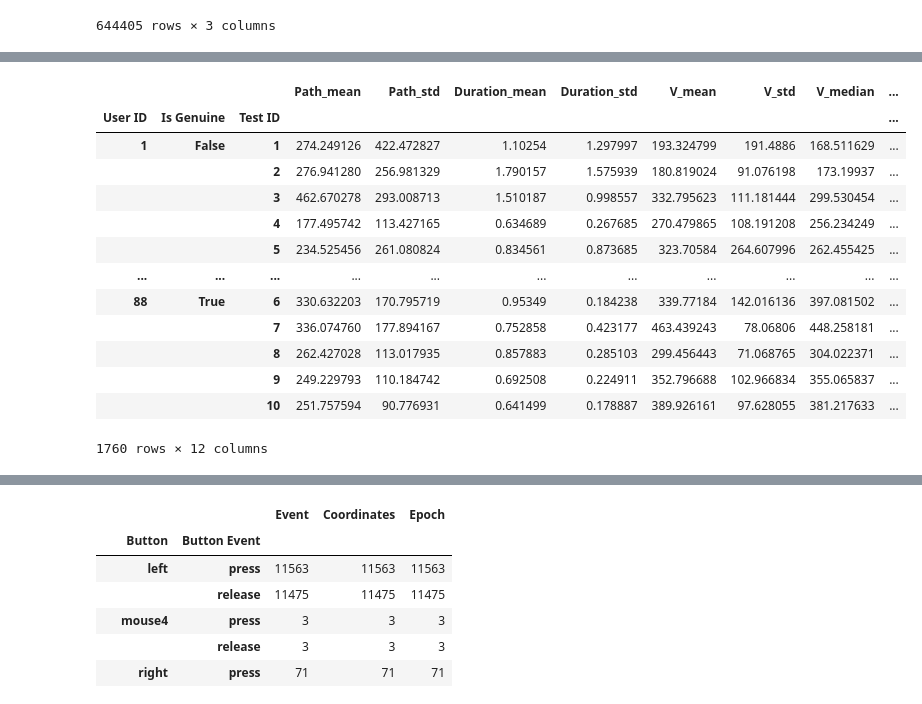
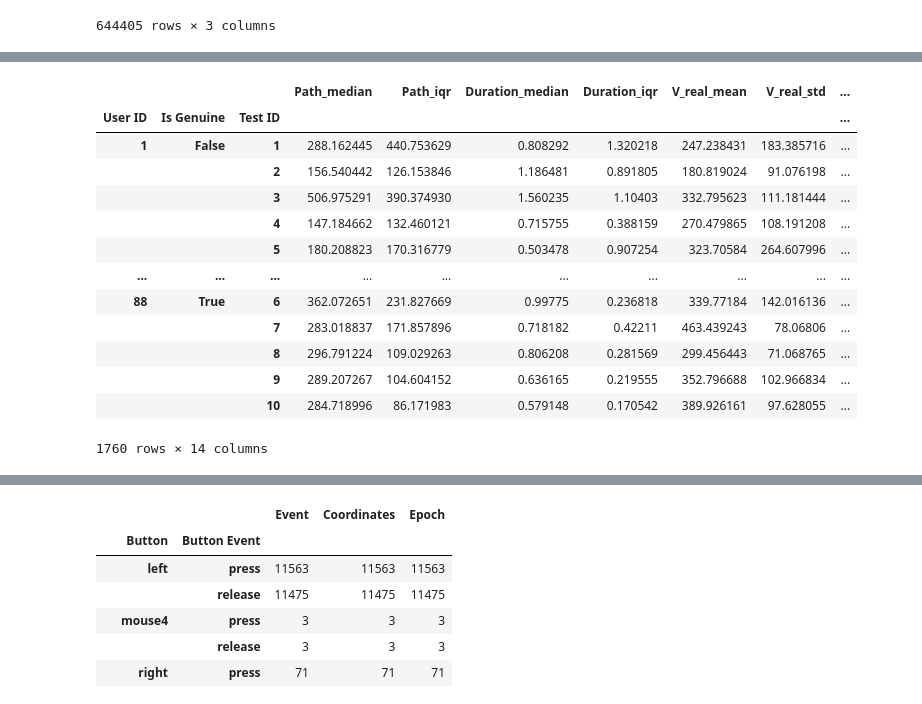
Before and after one commit to m-heldt/behavioral-ml, a Jupyter notebook: notebooks/features.ipynb, the cells around one changed output, grey strips where cells are left out. Saved outputs shown, nothing was run; the diff lists cells and outputs as text; code cells hidden in the pictures.

```diff
--- a/notebooks/features.ipynb
+++ b/notebooks/features.ipynb
@@ -23,9 +33,8 @@ mouse_df.sort_index()
 |  |  |  | 123 | <NA> | left press | [386.0, 90.00000000000004] | 1649930368.959408 |
 644405 rows × 3 columns
 # %%
-from behavioral_ml.features import add_kinematics, derive_movement_features
+from behavioral_ml.features import add_mouse_kinematics, derive_per_movement_features
 
-movement_features = mouse_df.pipe(add_kinematics).pipe(derive_movement_features)
-k_mouse = mouse_df.pipe(add_kinematics)
-movement_features
+movement_features = mouse_df.pipe(add_mouse_kinematics)
+movement_features.head()
 # %% [output]
@@ -45,0 +48,3 @@ movement_features
+# %%
+movement_features = movement_features.pipe(derive_per_movement_features)
+movement_features.head()
@@ -46,31 +66,33 @@ movement_features
 # %%
-test_level_features = movement_features.groupby(level=["User ID", "Is Genuine", "Test ID"]).agg(
-    Path_mean = ("Path", "mean"),
-    Path_std = ("Path", "std"),
-    Duration_mean = ("Duration", "mean"),
-    Duration_std = ("Duration", "std"),
-    V_mean=("V_real_mean", "mean"),
-    V_std=("V_real_mean", "std"),
-    V_median=("V_real_mean", "median"),
+movement_test_level_features = movement_features.groupby(level=["User ID", "Is Genuine", "Test ID"]).agg(
+    Path_median = ("Path", "median"),
+    Path_iqr = ("Path", lambda x: x.quantile(.75) - x.quantile(.25)),
+    Duration_median = ("Duration", "median"),
+    Duration_iqr = ("Duration", lambda x: x.quantile(.75) - x.quantile(.25)),
+    V_real_mean=("V_avg", "mean"),
+    V_real_std=("V_avg", "std"),
+    V_q10_mean=("V_q10", "mean"),
     Straightness_mean=("Straightness", "mean"),
     Straightness_std=("Straightness", "std"),
     Straightness_median=("Straightness", "median"),
-    a_min_mean=("a_min_q20", "mean"),
-    a_plus_mean=("a_plus_q80", "mean")
+    A_min_mean=("A_min_q20", "mean"),
+    A_plus_mean=("A_plus_q80", "mean"),
+    Jerk_min_mean=("Jerk_min_q20", "mean"),
+    Jerk_plus_mean=("Jerk_plus_q80", "mean")
 )
-test_level_features
+movement_test_level_features
 # %% [output]
-|  |  |  | Path_mean | Path_std | Duration_mean | Duration_std | V_mean | V_std | V_median | ... |
-| User ID | Is Genuine | Test ID |  |  |  |  |  |  |  | ... |
-| 1 | False | 1 | 274.249126 | 422.472827 | 1.10254 | 1.297997 | 193.324799 | 191.4886 | 168.511629 | ... |
-|  |  | 2 | 276.941280 | 256.981329 | 1.790157 | 1.575939 | 180.819024 | 91.076198 | 173.19937 | ... |
-|  |  | 3 | 462.670278 | 293.008713 | 1.510187 | 0.998557 | 332.795623 | 111.181444 | 299.530454 | ... |
-|  |  | 4 | 177.495742 | 113.427165 | 0.634689 | 0.267685 | 270.479865 | 108.191208 | 256.234249 | ... |
-|  |  | 5 | 234.525456 | 261.080824 | 0.834561 | 0.873685 | 323.70584 | 264.607996 | 262.455425 | ... |
-| ... | ... | ... | ... | ... | ... | ... | ... | ... | ... | ... |
-| 88 | True | 6 | 330.632203 | 170.795719 | 0.95349 | 0.184238 | 339.77184 | 142.016136 | 397.081502 | ... |
-|  |  | 7 | 336.074760 | 177.894167 | 0.752858 | 0.423177 | 463.439243 | 78.06806 | 448.258181 | ... |
-|  |  | 8 | 262.427028 | 113.017935 | 0.857883 | 0.285103 | 299.456443 | 71.068765 | 304.022371 | ... |
-|  |  | 9 | 249.229793 | 110.184742 | 0.692508 | 0.224911 | 352.796688 | 102.966834 | 355.065837 | ... |
-|  |  | 10 | 251.757594 | 90.776931 | 0.641499 | 0.178887 | 389.926161 | 97.628055 | 381.217633 | ... |
+|  |  |  | Path_median | Path_iqr | Duration_median | Duration_iqr | V_real_mean | V_real_std | ... |
+| User ID | Is Genuine | Test ID |  |  |  |  |  |  | ... |
+| 1 | False | 1 | 288.162445 | 440.753629 | 0.808292 | 1.320218 | 247.238431 | 183.385716 | ... |
+|  |  | 2 | 156.540442 | 126.153846 | 1.186481 | 0.891805 | 180.819024 | 91.076198 | ... |
+|  |  | 3 | 506.975291 | 390.374930 | 1.560235 | 1.10403 | 332.795623 | 111.181444 | ... |
+|  |  | 4 | 147.184662 | 132.460121 | 0.715755 | 0.388159 | 270.479865 | 108.191208 | ... |
+|  |  | 5 | 180.208823 | 170.316779 | 0.503478 | 0.907254 | 323.70584 | 264.607996 | ... |
+| ... | ... | ... | ... | ... | ... | ... | ... | ... | ... |
+| 88 | True | 6 | 362.072651 | 231.827669 | 0.99775 | 0.236818 | 339.77184 | 142.016136 | ... |
+|  |  | 7 | 283.018837 | 171.857896 | 0.718182 | 0.42211 | 463.439243 | 78.06806 | ... |
+|  |  | 8 | 296.791224 | 109.029263 | 0.806208 | 0.281569 | 299.456443 | 71.068765 | ... |
+|  |  | 9 | 289.207267 | 104.604152 | 0.636165 | 0.219555 | 352.796688 | 102.966834 | ... |
+|  |  | 10 | 284.718996 | 86.171983 | 0.579148 | 0.170542 | 389.926161 | 97.628055 | ... |
-1760 rows × 12 columns
+1760 rows × 14 columns
```
Also changed, not shown: parts of 37 cells of this notebook.
